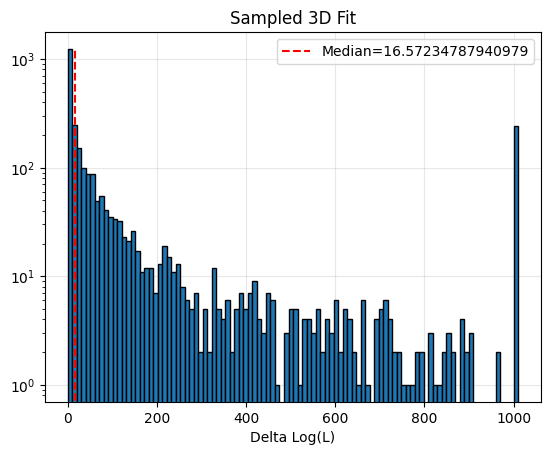
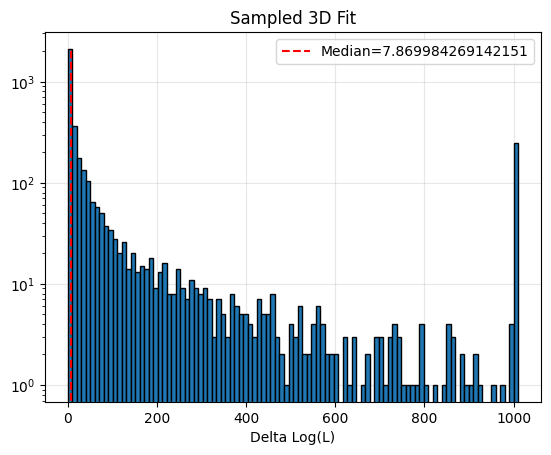
The change to this notebook cell's code, shown as a diff; its figure went from the first image to the second:
--- before
+++ after
@@ -12,3 +12,3 @@
 plt.legend()
 plt.xlabel('Delta Log(L)')
-plt.savefig('../plots/sampled_3d_delta_logL_byhand.png')
+#plt.savefig('../plots/sampled_3d_delta_logL_6-30.png')

Commit: added mmsreco scripts